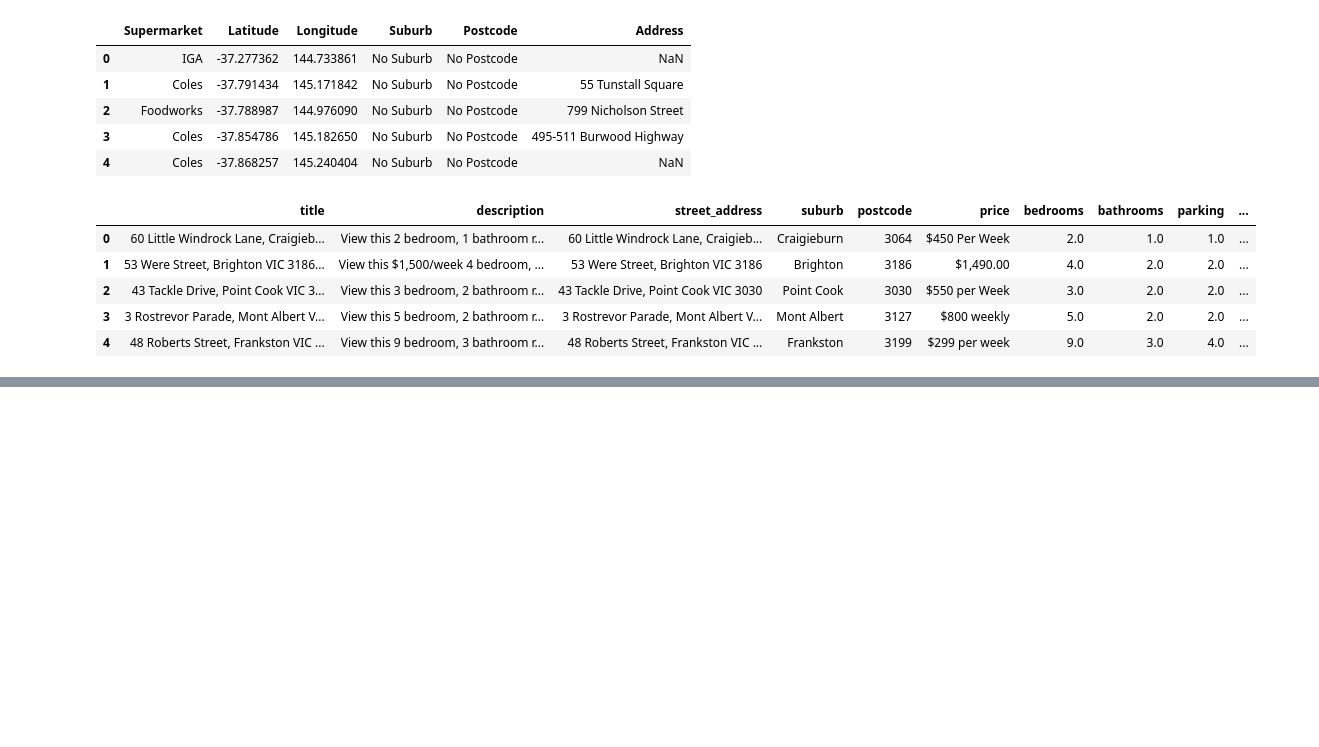
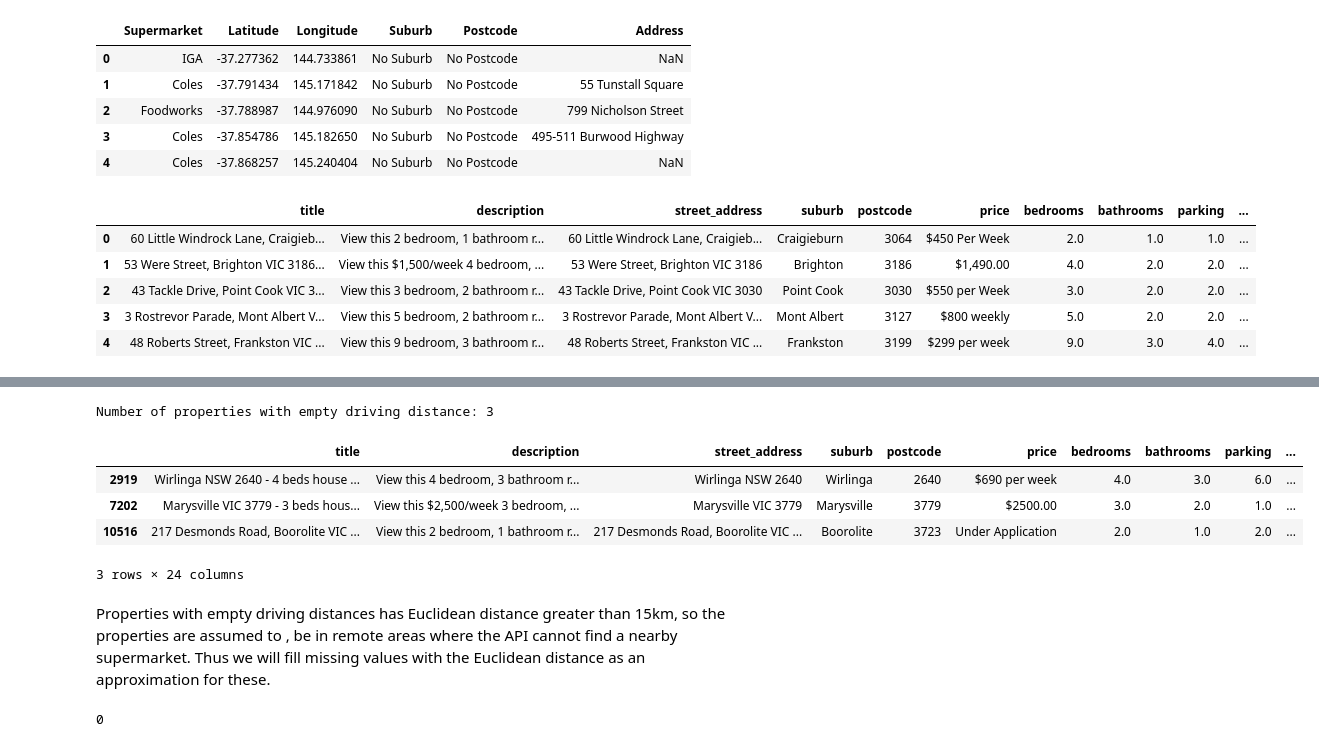
Before and after one commit to MAST30034-AppliedDataScience/project-2-group-real-estate-hexosergeantchelelebratebonitz, a Jupyter notebook: notebooks/Michele/distance_to_supermarkets.ipynb, the cells around one changed output, grey strips where cells are left out. Drawn from its saved outputs; the diff is of its cells as text; code cells hidden in the pictures; blank space fills up the shorter version.

```diff
--- a/notebooks/Michele/distance_to_supermarkets.ipynb
+++ b/notebooks/Michele/distance_to_supermarkets.ipynb
@@ -96,3 +243,27 @@ properties_gdf
+# %%
+# Check for rows where 'driving_distance_to_closest_supermarket' is NaN
+empty_distance_rows = properties_gdf[properties_gdf['driving_distance_to_closest_supermarket'].isna()]
+
+# Print the number of rows where driving distance is empty
+print(f"Number of properties with empty driving distance: {len(empty_distance_rows)}")
+empty_distance_rows
+# %% [output]
+Number of properties with empty driving distance: 3
+|  | title | description | street_address | suburb | postcode | price | bedrooms | bathrooms | parking | ... |
+| 2919 | Wirlinga NSW 2640 - 4 beds house ... | View this 4 bedroom, 3 bathroom r... | Wirlinga NSW 2640 | Wirlinga | 2640 | $690 per week | 4.0 | 3.0 | 6.0 | ... |
+| 7202 | Marysville VIC 3779 - 3 beds hous... | View this $2,500/week 3 bedroom, ... | Marysville VIC 3779 | Marysville | 3779 | $2500.00 | 3.0 | 2.0 | 1.0 | ... |
+| 10516 | 217 Desmonds Road, Boorolite VIC ... | View this 2 bedroom, 1 bathroom r... | 217 Desmonds Road, Boorolite VIC ... | Boorolite | 3723 | Under Application | 2.0 | 1.0 | 2.0 | ... |
+3 rows × 24 columns
+# %% [markdown]
+Properties with empty driving distances has Euclidean distance greater than 15km, so the properties are assumed to , be in remote areas where the API cannot find a nearby supermarket. Thus we will fill missing values with the Euclidean distance as an approximation for these.
+# %%
+# Fill missing driving distance with Euclidean distance
+properties_gdf['driving_distance_to_closest_supermarket'].fillna(properties_gdf['distance_to_closest_supermarket'], inplace=True)
+
+# Verify that there's no more missing values
+print(properties_gdf['driving_distance_to_closest_supermarket'].isna().sum())
+# %% [output]
+0
 # %%
 # save into `data/curated` directory
 properties_gdf.to_csv("../../data/curated/property_details_with_distance_to_closest_supermarkets.csv", index=False)
```
Also changed, not shown: parts of 21 cells of this notebook, 1 other file.
